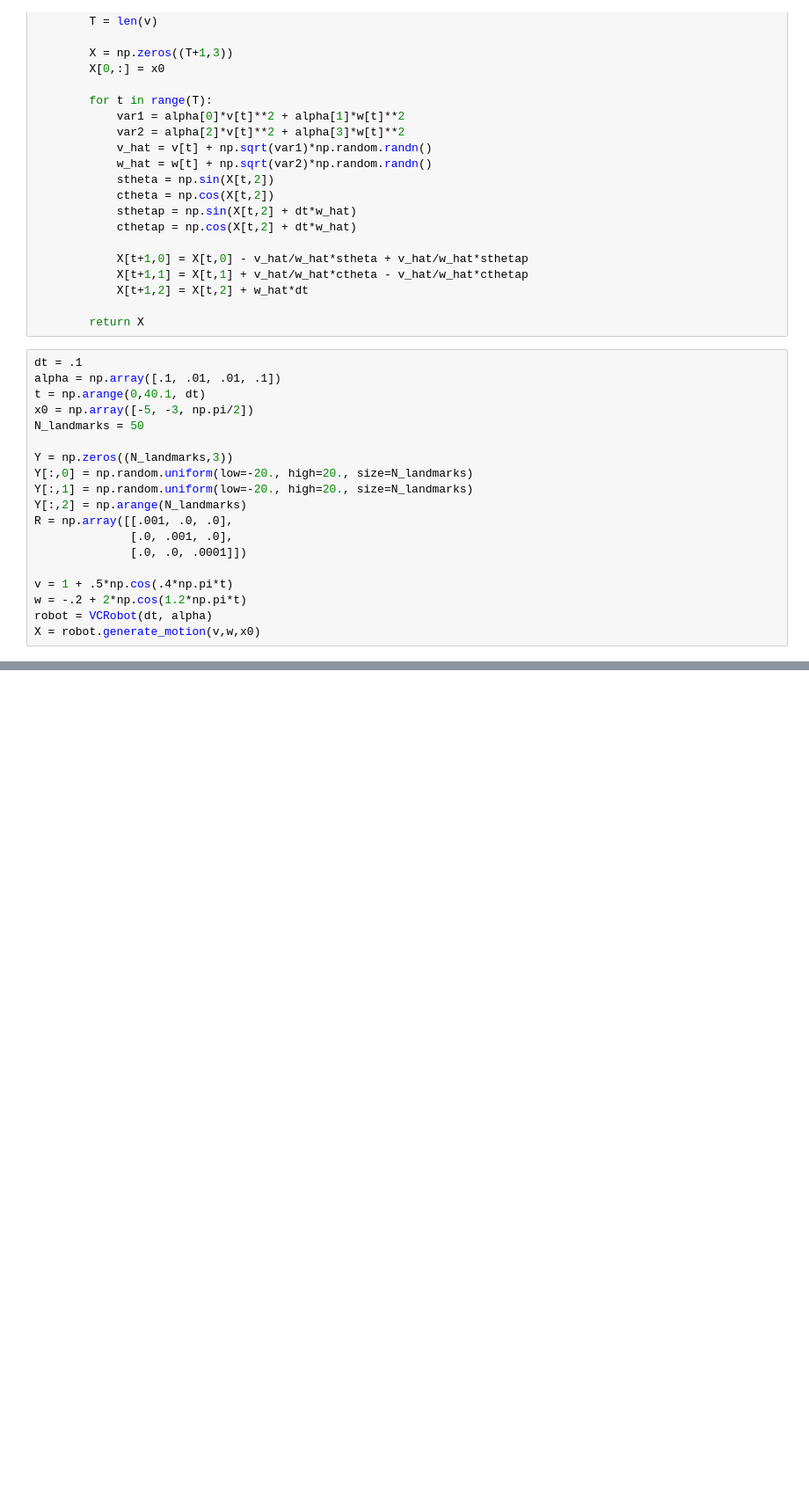
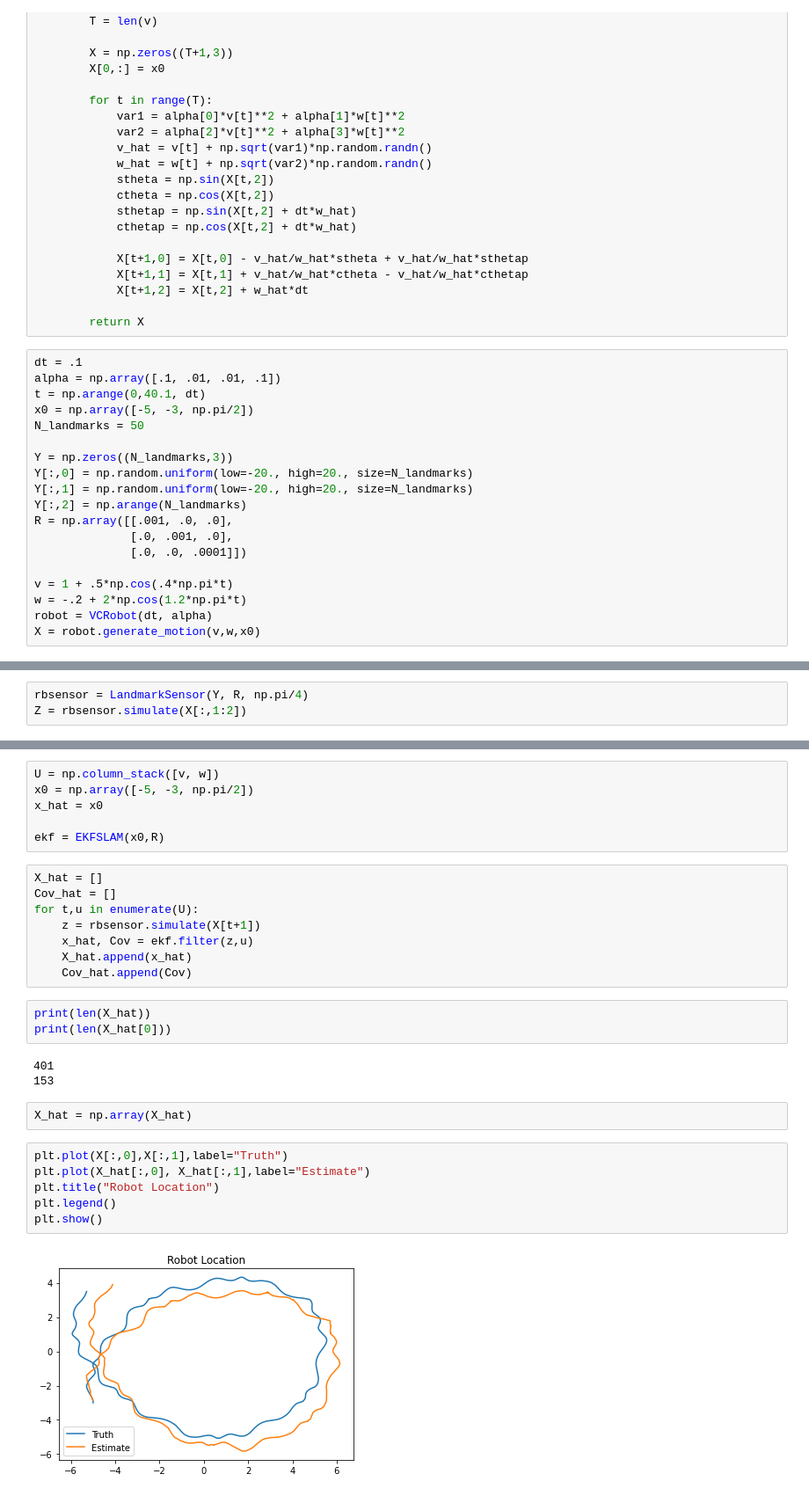
Before and after one commit to viperyl/Notes, a Jupyter notebook: ARS/Practice2/Untitled.ipynb, the cells around one changed output, grey strips where cells are left out. Shown at 88% size. Saved outputs shown, nothing was run; the diff lists cells and outputs as text; blank space fills up the shorter version.

```diff
--- a/ARS/Practice2/Untitled.ipynb
+++ b/ARS/Practice2/Untitled.ipynb
@@ -85,0 +135,3 @@ fig.show()
+# %%
+rbsensor = LandmarkSensor(Y, R, np.pi/4)
+Z = rbsensor.simulate(X[:,1:2])
@@ -85,0 +304,30 @@ fig.show()
+# %%
+U = np.column_stack([v, w])
+x0 = np.array([-5, -3, np.pi/2])
+x_hat = x0
+
+ekf = EKFSLAM(x0,R)
+# %%
+X_hat = []
+Cov_hat = []
+for t,u in enumerate(U):
+    z = rbsensor.simulate(X[t+1])
+    x_hat, Cov = ekf.filter(z,u)
+    X_hat.append(x_hat)
+    Cov_hat.append(Cov)
+# %%
+print(len(X_hat))
+print(len(X_hat[0]))
+# %% [output]
+401
+153
+# %%
+X_hat = np.array(X_hat)
+# %%
+plt.plot(X[:,0],X[:,1],label="Truth")
+plt.plot(X_hat[:,0], X_hat[:,1],label="Estimate")
+plt.title("Robot Location")
+plt.legend()
+plt.show()
+# %% [output]
+[figure, added]
```
Also changed, not shown: parts of 7 cells of this notebook, 1 other file.
